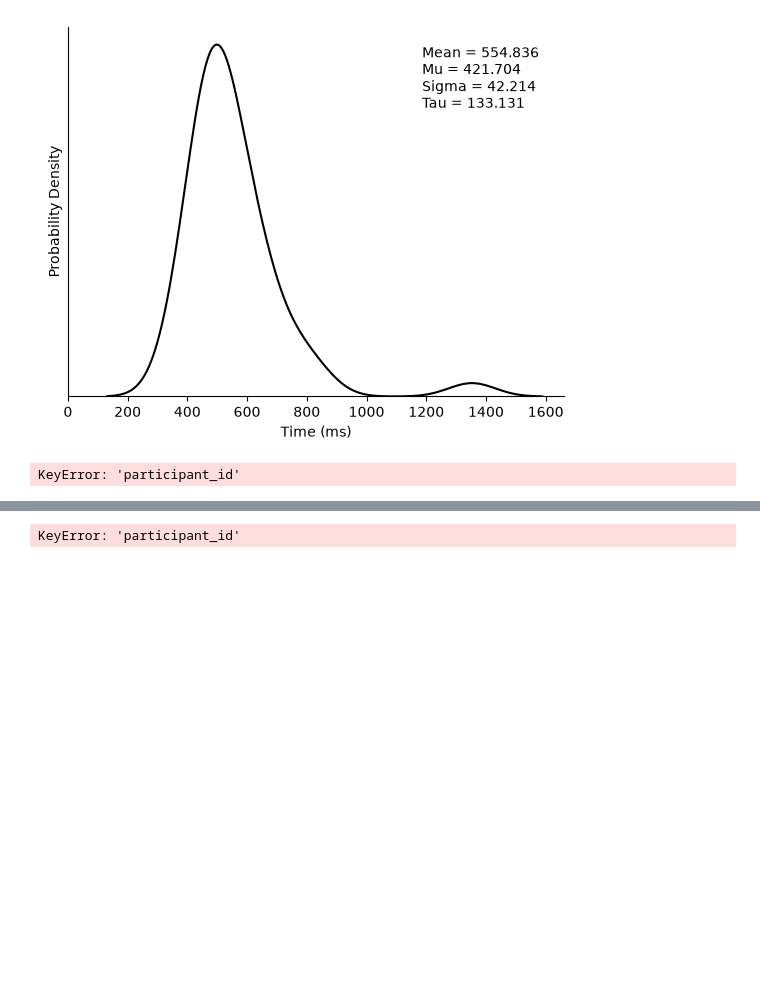
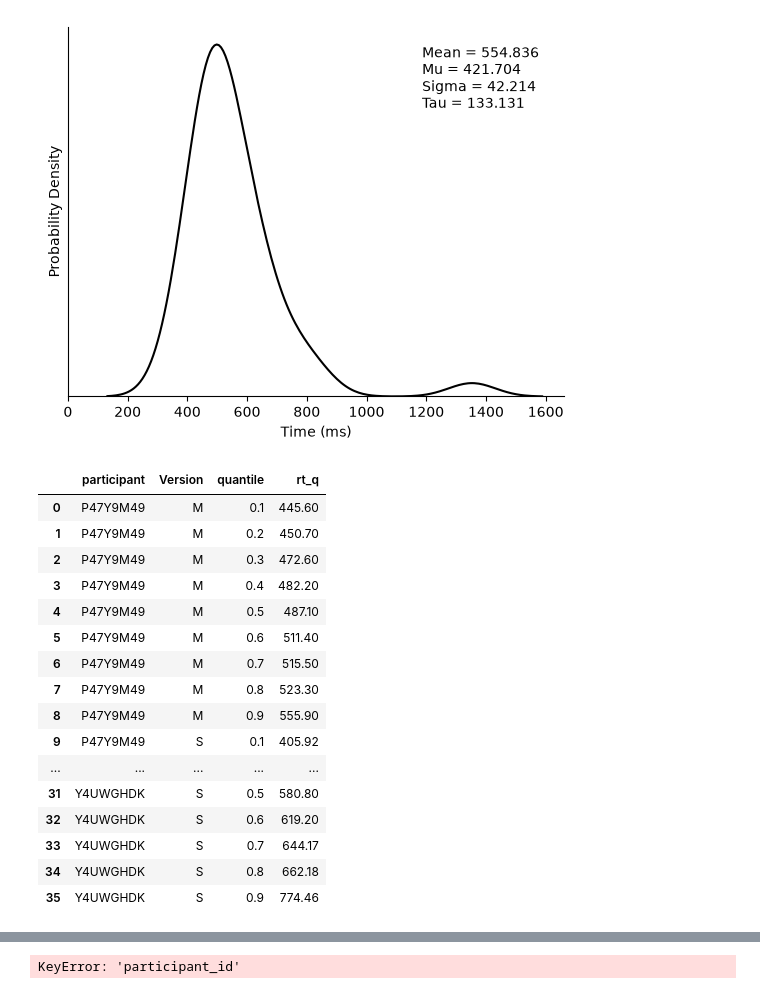
Before and after one commit to EmilieJN/Experimental-Psycholinguistics, a Jupyter notebook: data analysis/Data_inspection.ipynb, the cells around one changed output, grey strips where cells are left out. Drawn from its saved outputs; the diff is of its cells as text; code cells hidden in the pictures; blank space fills up the shorter version.

```diff
--- a/data analysis/Data_inspection.ipynb
+++ b/data analysis/Data_inspection.ipynb
@@ -112,21 +112,34 @@ sns.despine()
 # %% [output]
 [figure]
 # %%
-
-
-
 quantiles = np.arange(.1, 1.0, .1)  # .1 to .9
 
 # per-subject, per-condition quantiles
 df_q = (
-    df.groupby(['participant_id', 'congruence'])['rt']
+    dc.groupby(['Participant Code', 'Version'])['rt']
       .apply(lambda x: x.quantile(quantiles))
-      .rename_axis(['participant', 'congruence', 'quantile'])
+      .rename_axis(['participant', 'Version', 'quantile'])
       .reset_index(name='rt_q')
 )
 df_q # inspect the quantiles
 # %% [output]
-KeyError: 'participant_id'
+|  | participant | Version | quantile | rt_q |
+| 0 | P47Y9M49 | M | 0.1 | 445.60 |
+| 1 | P47Y9M49 | M | 0.2 | 450.70 |
+| 2 | P47Y9M49 | M | 0.3 | 472.60 |
+| 3 | P47Y9M49 | M | 0.4 | 482.20 |
+| 4 | P47Y9M49 | M | 0.5 | 487.10 |
+| 5 | P47Y9M49 | M | 0.6 | 511.40 |
+| 6 | P47Y9M49 | M | 0.7 | 515.50 |
+| 7 | P47Y9M49 | M | 0.8 | 523.30 |
+| 8 | P47Y9M49 | M | 0.9 | 555.90 |
+| 9 | P47Y9M49 | S | 0.1 | 405.92 |
+| ... | ... | ... | ... | ... |
+| 31 | Y4UWGHDK | S | 0.5 | 580.80 |
+| 32 | Y4UWGHDK | S | 0.6 | 619.20 |
+| 33 | Y4UWGHDK | S | 0.7 | 644.17 |
+| 34 | Y4UWGHDK | S | 0.8 | 662.18 |
+| 35 | Y4UWGHDK | S | 0.9 | 774.46 |
 # %%
 
 
```
Also changed, not shown: parts of 2 cells of this notebook, 2 other files.
